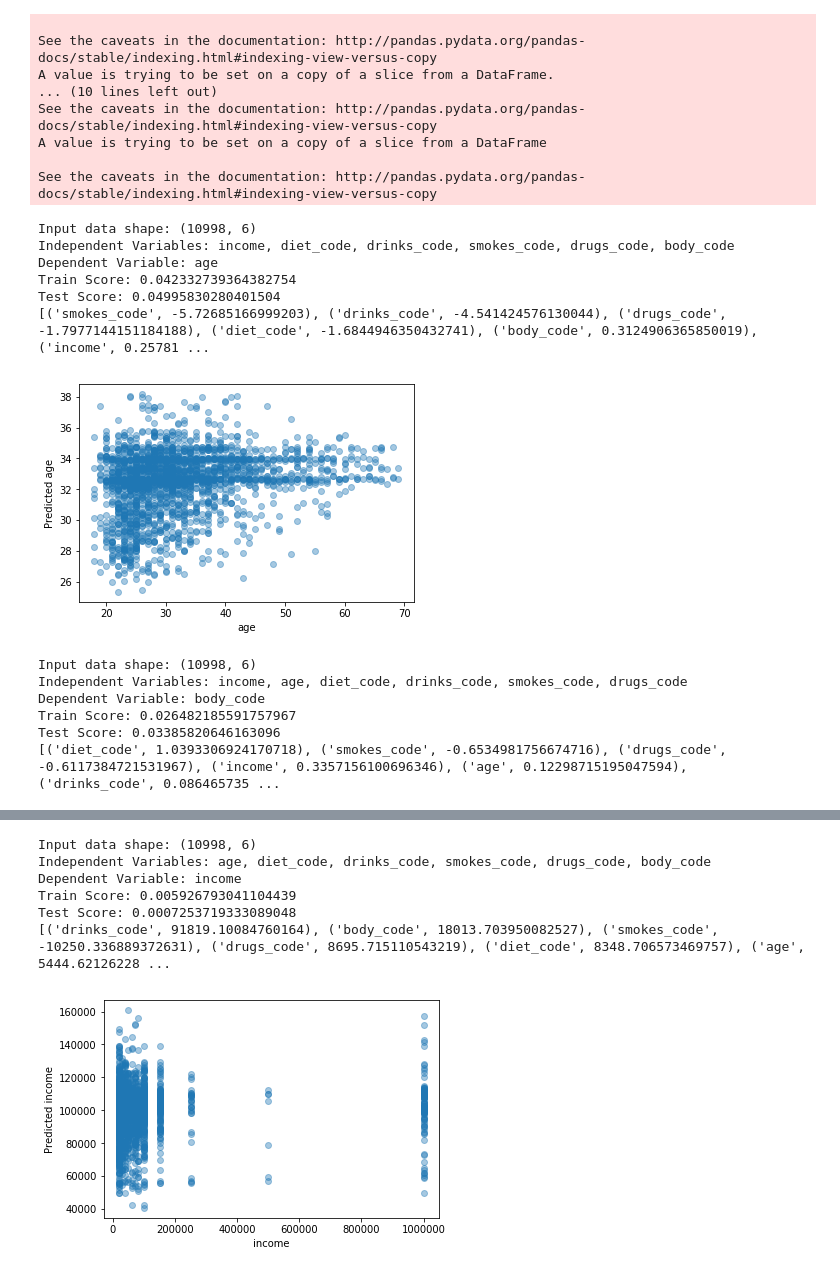
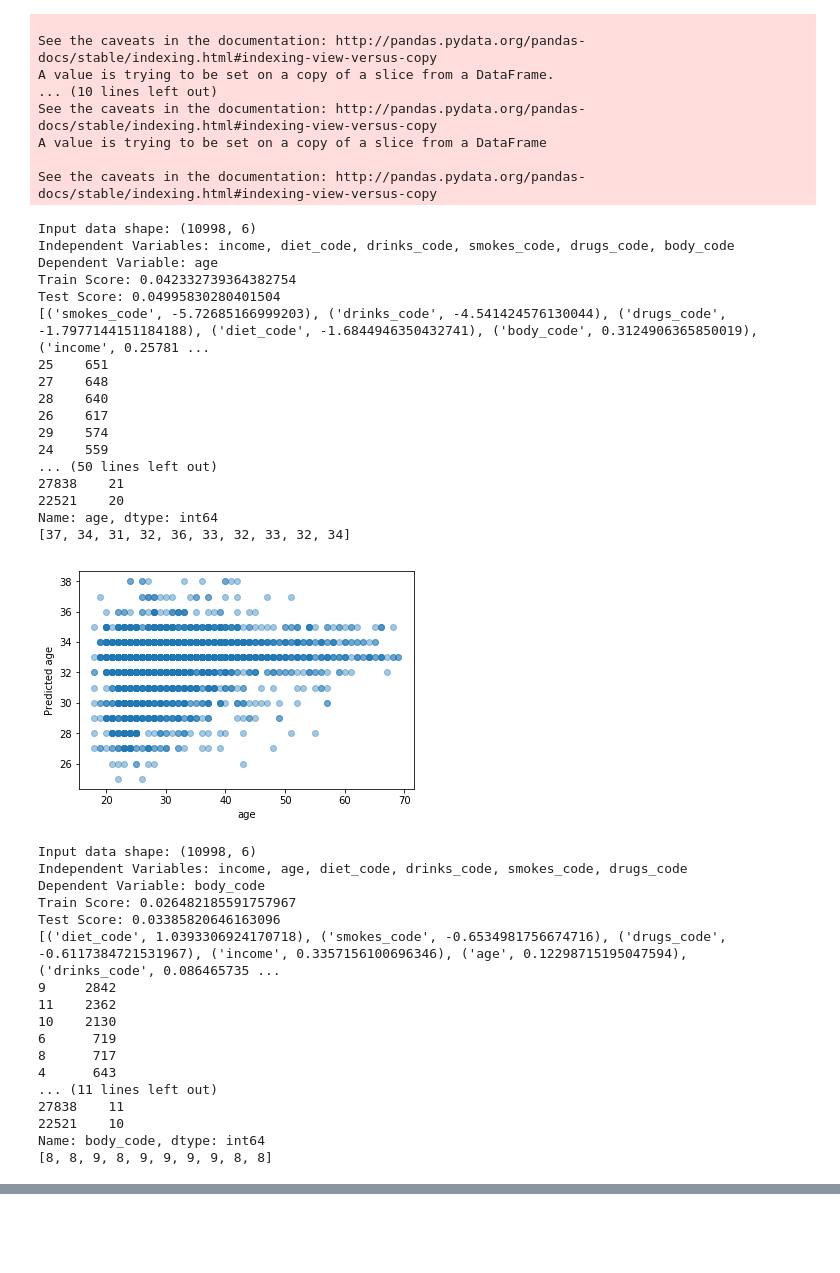
Before and after one commit to iamliamc/ca_machine_learning, a Jupyter notebook: ca_capstone.ipynb, the cells around one changed output, grey strips where cells are left out. Drawn from its saved outputs; the diff is of its cells as text; code cells hidden in the pictures; blank space fills up the shorter version.

```diff
--- a/ca_capstone.ipynb
+++ b/ca_capstone.ipynb
@@ -162,38 +163,70 @@ def multiple_linear_regression(feature_data, dependent_column):
 
     X_train, X_test, y_train, y_test = train_test_split(new_feature_data, dependent_data, test_size = 0.2, random_state = 1)
 
     model = LinearRegression()
     model.fit(X_train,y_train)
 
     print("Input data shape: " + str(new_feature_data.shape))
     print("Independent Variables: " + ", ".join(list(new_feature_data.columns)) )
     print("Dependent Variable: " + dependent_column)
     print('Train Score:', model.score(X_train,y_train))
     print('Test Score:', model.score(X_test,y_test))
     print(sorted(list(zip(new_feature_data.columns,model.coef_)),key = lambda x: abs(x[1]),reverse=True))
 
     y_predicted = model.predict(X_test)
+    y_predicted = [int(round(prediction)) for prediction in y_predicted]
+    # round to nearest 10000
+    # y_predicted = [round(i / 10000.0) * 10000.0 for i in y_predicted]
+
+    class_labels = [str(l) for l in dependent_data.unique().tolist()].sort()
+
+    print(dependent_data.value_counts())
+    # print(y_test.head())
+    # print(y_predicted[0:10])
+    # print(classification_report(y_test, y_predicted, target_names=class_labels))
 
     plt.scatter(y_test, y_predicted, alpha=0.4)
     plt.xlabel(dependent_column)
     plt.ylabel('Predicted ' + dependent_column)
     plt.show()
 
 
 multiple_linear_regression(feature_data, "age")
 multiple_linear_regression(feature_data, "body_code")
-multiple_linear_regression(feature_data, "income")
+# multiple_linear_regression(feature_data, "income")
 # %% [output]
 Input data shape: (10998, 6)
 Independent Variables: income, diet_code, drinks_code, smokes_code, drugs_code, body_code
 Dependent Variable: age
 Train Score: 0.042332739364382754
 Test Score: 0.04995830280401504
 [('smokes_code', -5.72685166999203), ('drinks_code', -4.541424576130044), ('drugs_code', -1.7977144151184188), ('diet_code', -1.6844946350432741), ('body_code', 0.3124906365850019), ('income', 0.25781 ...
+25    651
+27    648
+28    640
+26    617
+29    574
+24    559
+... (50 lines left out)
+27838    21
+22521    20
+Name: age, dtype: int64
+[37, 34, 31, 32, 36, 33, 32, 33, 32, 34]
-[figure, old version]
+[figure, new version]
 Input data shape: (10998, 6)
 Independent Variables: income, age, diet_code, drinks_code, smokes_code, drugs_code
 Dependent Variable: body_code
 Train Score: 0.026482185591757967
 Test Score: 0.03385820646163096
 [('diet_code', 1.0393306924170718), ('smokes_code', -0.6534981756674716), ('drugs_code', -0.6117384721531967), ('income', 0.3357156100696346), ('age', 0.12298715195047594), ('drinks_code', 0.086465735 ...
+9     2842
+11    2362
+10    2130
+6      719
+8      717
+4      643
+... (11 lines left out)
+27838    11
+22521    10
+Name: body_code, dtype: int64
+[8, 8, 9, 8, 9, 9, 9, 9, 8, 8]
@@ -201,10 +234,3 @@ Test Score: 0.03385820646163096
-Input data shape: (10998, 6)
-Independent Variables: age, diet_code, drinks_code, smokes_code, drugs_code, body_code
-Dependent Variable: income
-Train Score: 0.005926793041104439
-Test Score: 0.0007253719333089048
-[('drinks_code', 91819.10084760164), ('body_code', 18013.703950082527), ('smokes_code', -10250.336889372631), ('drugs_code', 8695.715110543219), ('diet_code', 8348.706573469757), ('age', 5444.62126228 ...
-[figure, removed]
 # %%
 
 def k_neighboors_regression(feature_data, dependent_column):
```
Also changed, not shown: parts of 7 cells of this notebook.
